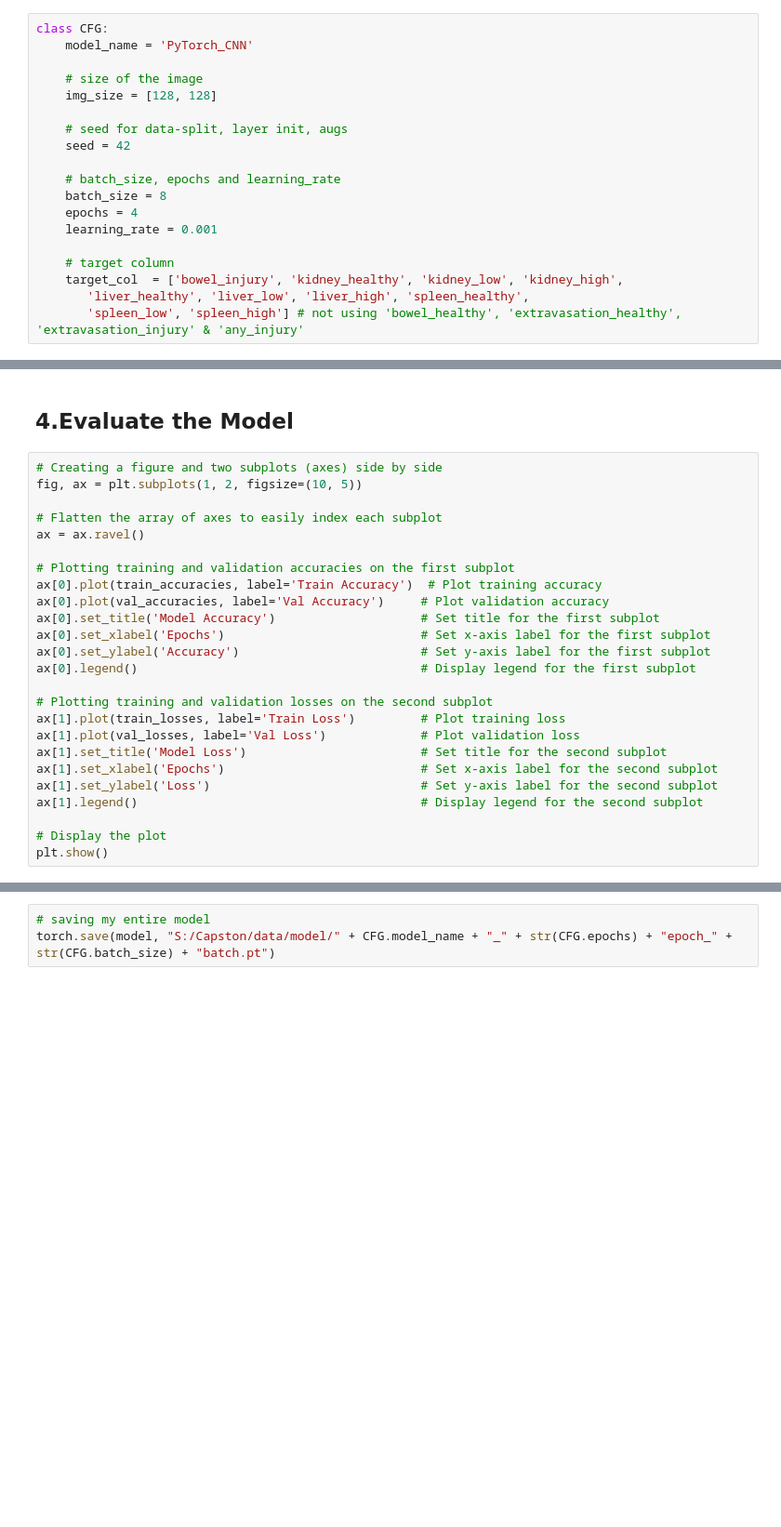
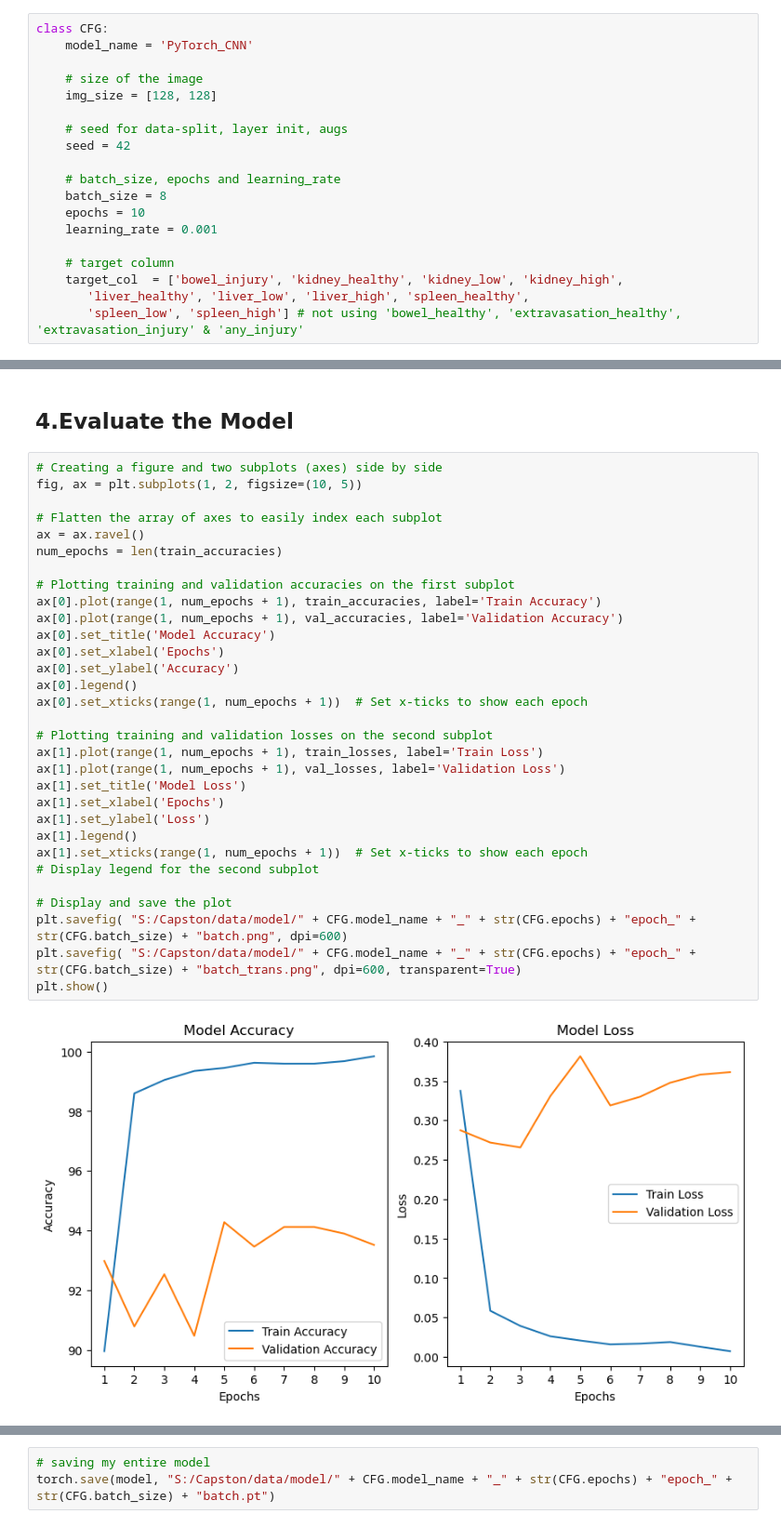
Before and after one commit to Babak-Davani/CtScan-CNN, a Jupyter notebook: PyTorch_CNN.ipynb, the cells around one changed output, grey strips where cells are left out. Shown at 93% size. Drawn from its saved outputs; the diff is of its cells as text; blank space fills up the shorter version.

```diff
--- a/PyTorch_CNN.ipynb
+++ b/PyTorch_CNN.ipynb
@@ -57,7 +58,7 @@ class CFG:
 
     # batch_size, epochs and learning_rate
     batch_size = 8
-    epochs = 4
+    epochs = 10
     learning_rate = 0.001
 
     # target column
@@ -291,27 +304,34 @@ print('Finished Training')
 # %%
 # Creating a figure and two subplots (axes) side by side
 fig, ax = plt.subplots(1, 2, figsize=(10, 5))
 
 # Flatten the array of axes to easily index each subplot
 ax = ax.ravel()
+num_epochs = len(train_accuracies)
 
 # Plotting training and validation accuracies on the first subplot
-ax[0].plot(train_accuracies, label='Train Accuracy')  # Plot training accuracy
-ax[0].plot(val_accuracies, label='Val Accuracy')     # Plot validation accuracy
-ax[0].set_title('Model Accuracy')                    # Set title for the first subplot
-ax[0].set_xlabel('Epochs')                           # Set x-axis label for the first subplot
-ax[0].set_ylabel('Accuracy')                         # Set y-axis label for the first subplot
-ax[0].legend()                                       # Display legend for the first subplot
+ax[0].plot(range(1, num_epochs + 1), train_accuracies, label='Train Accuracy')
+ax[0].plot(range(1, num_epochs + 1), val_accuracies, label='Validation Accuracy')
+ax[0].set_title('Model Accuracy')
+ax[0].set_xlabel('Epochs')
+ax[0].set_ylabel('Accuracy')
+ax[0].legend()
+ax[0].set_xticks(range(1, num_epochs + 1))  # Set x-ticks to show each epoch
 
 # Plotting training and validation losses on the second subplot
-ax[1].plot(train_losses, label='Train Loss')         # Plot training loss
-ax[1].plot(val_losses, label='Val Loss')             # Plot validation loss
-ax[1].set_title('Model Loss')                        # Set title for the second subplot
-ax[1].set_xlabel('Epochs')                           # Set x-axis label for the second subplot
-ax[1].set_ylabel('Loss')                             # Set y-axis label for the second subplot
-ax[1].legend()                                       # Display legend for the second subplot
+ax[1].plot(range(1, num_epochs + 1), train_losses, label='Train Loss')
+ax[1].plot(range(1, num_epochs + 1), val_losses, label='Validation Loss')
+ax[1].set_title('Model Loss')
+ax[1].set_xlabel('Epochs')
+ax[1].set_ylabel('Loss')
+ax[1].legend()
+ax[1].set_xticks(range(1, num_epochs + 1))  # Set x-ticks to show each epoch                             # Display legend for the second subplot
 
-# Display the plot
+# Display and save the plot
+plt.savefig( "S:/Capston/data/model/" + CFG.model_name + "_" + str(CFG.epochs) + "epoch_" + str(CFG.batch_size) + "batch.png", dpi=600)
+plt.savefig( "S:/Capston/data/model/" + CFG.model_name + "_" + str(CFG.epochs) + "epoch_" + str(CFG.batch_size) + "batch_trans.png", dpi=600, transparent=True)
 plt.show()
+# %% [output]
+[figure, added]
 # %%
 # Ensure the model is in evaluation mode
```
Also changed, not shown: parts of 8 cells of this notebook, 14 other files.
